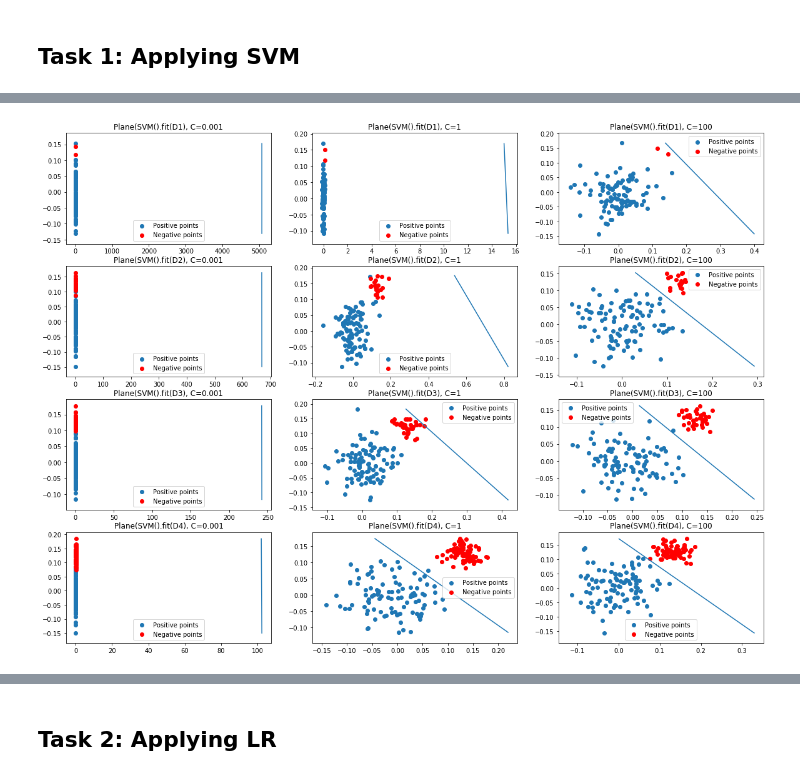
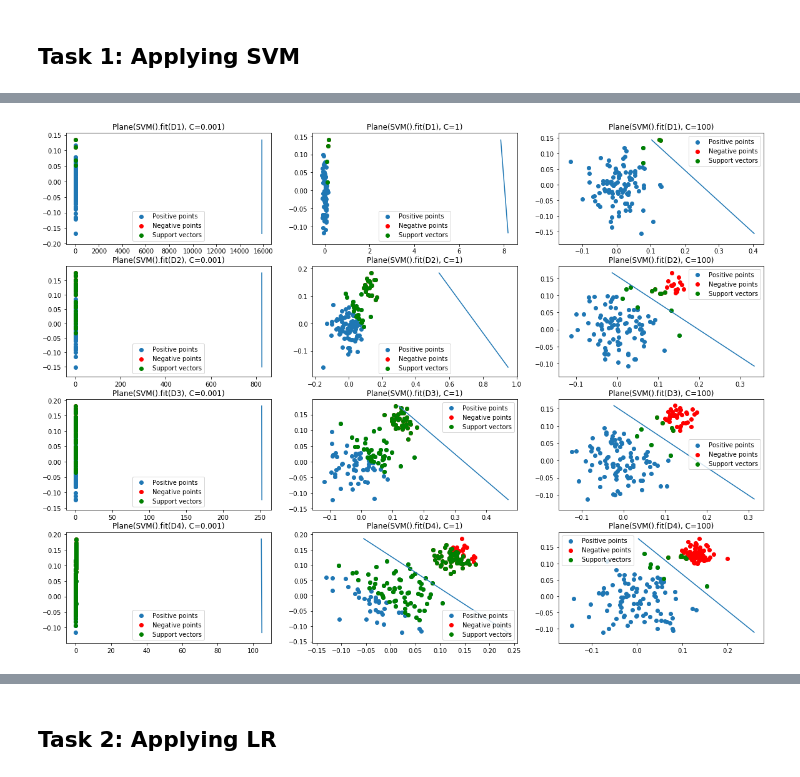
Before and after one commit to subro12/Assignments, a Jupyter notebook: 8A_LR_SVM.ipynb, the cells around one changed output, grey strips where cells are left out. Saved outputs shown, nothing was run; the diff lists cells and outputs as text; code cells hidden in the pictures.

```diff
--- a/8A_LR_SVM.ipynb
+++ b/8A_LR_SVM.ipynb
@@ -85,24 +85,25 @@ and attach the picture, or record a video upload it in assignment.
 # %%
 import matplotlib.pyplot as plt
 ratios = [(100,2), (100,20), (100,40), (100,80)]
 c_hyp = [0.001, 1, 100]
 fig, ax = plt.subplots(nrows=4,ncols=3,figsize=(20,15))
 for i,row in enumerate(ax):
     for j,col in enumerate(row):
         x_pi = np.random.normal(0,0.05,size=(ratios[i][0],2))
         x_ni = np.random.normal(0.13,0.02,size=(ratios[i][1],2))
         y_pi = np.array([1]*ratios[i][0]).reshape(-1,1)
         y_ni = np.array([0]*ratios[i][1]).reshape(-1,1)
         x = np.vstack((x_pi,x_ni))
         y = np.vstack((y_pi,y_ni))
         col.scatter(x_pi[:,0],x_pi[:,1],label="Positive points")
         col.scatter(x_ni[:,0],x_ni[:,1],c='red',label="Negative points")
         clf = SVC(kernel='linear',C=c_hyp[j])
         clf.fit(x,y)
-        col.set_title("Plane(SVM().fit(D{}), C={}".format(i+1,c_hyp[j]))
+        col.scatter(clf.support_vectors_[:,0],clf.support_vectors_[:,1],c='green',label='Support vectors')
+        col.set_title("Plane(SVM().fit(D{}), C={})".format(i+1,c_hyp[j]))
         col.legend()
         draw_line(clf.coef_[0],clf.intercept_[0],min(x[:,1]),max(x[:,1]))
 
 plt.show()
 # %% [output]
-[figure, old version]
+[figure, new version]
```
Also changed, not shown: parts of 3 cells of this notebook.
